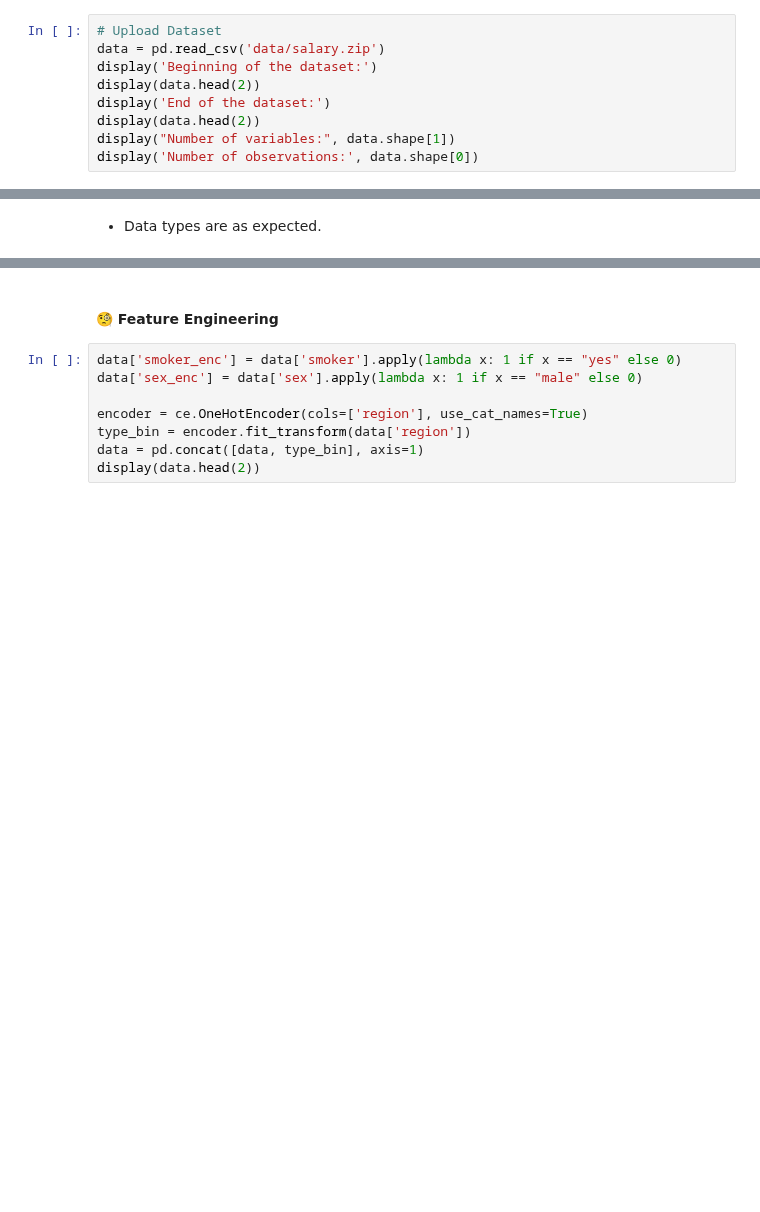
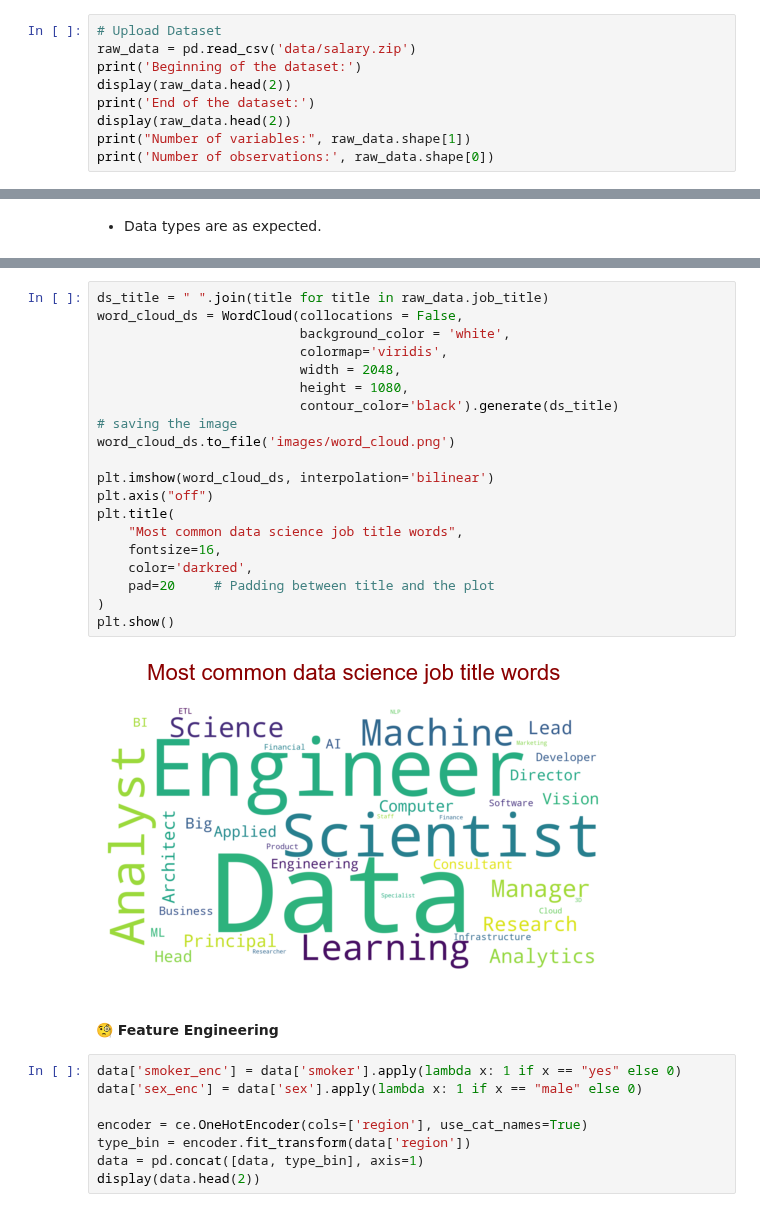
Before and after one commit to akramkhal/KaggleProjects, a Jupyter notebook: DataScieSalary/ds_salary.ipynb.ipynb, the cells around one changed output, grey strips where cells are left out. Cells and saved outputs as stored; diff of their text form; blank space fills up the shorter version.

```diff
--- a/DataScieSalary/insurance.ipynb.ipynb
+++ b/DataScieSalary/ds_salary.ipynb.ipynb
@@ -84,11 +85,11 @@ def hypothesis_test(pvalue):
 <h4 style="margin-bottom: 0;"> ✨ Some preliminary descriptive analysis </h4>
 # %%
 # Upload Dataset
-data = pd.read_csv('data/salary.zip')
-display('Beginning of the dataset:')
-display(data.head(2))
-display('End of the dataset:')
-display(data.head(2))
-display("Number of variables:", data.shape[1])
-display('Number of observations:', data.shape[0])
+raw_data = pd.read_csv('data/salary.zip')
+print('Beginning of the dataset:')
+display(raw_data.head(2))
+print('End of the dataset:')
+display(raw_data.head(2))
+print("Number of variables:", raw_data.shape[1])
+print('Number of observations:', raw_data.shape[0])
 # %% [output]
@@ -149,3 +199,25 @@ Total number of unique job titles: 50
+# %%
+ds_title = " ".join(title for title in raw_data.job_title)
+word_cloud_ds = WordCloud(collocations = False,
+                          background_color = 'white',
+                          colormap='viridis',
+                          width = 2048,
+                          height = 1080,
+                          contour_color='black').generate(ds_title)
+# saving the image
+word_cloud_ds.to_file('images/word_cloud.png')
+
+plt.imshow(word_cloud_ds, interpolation='bilinear')
+plt.axis("off")
+plt.title(
+    "Most common data science job title words",
+    fontsize=16,
+    color='darkred',
+    pad=20     # Padding between title and the plot
+)
+plt.show()
+# %% [output]
+[figure, added]
 # %% [markdown]
 <h4 style="margin-bottom: 0;"> 🧐 Feature Engineering </h4>
 # %%
```
Also changed, not shown: parts of 8 cells of this notebook, 3 other files.
